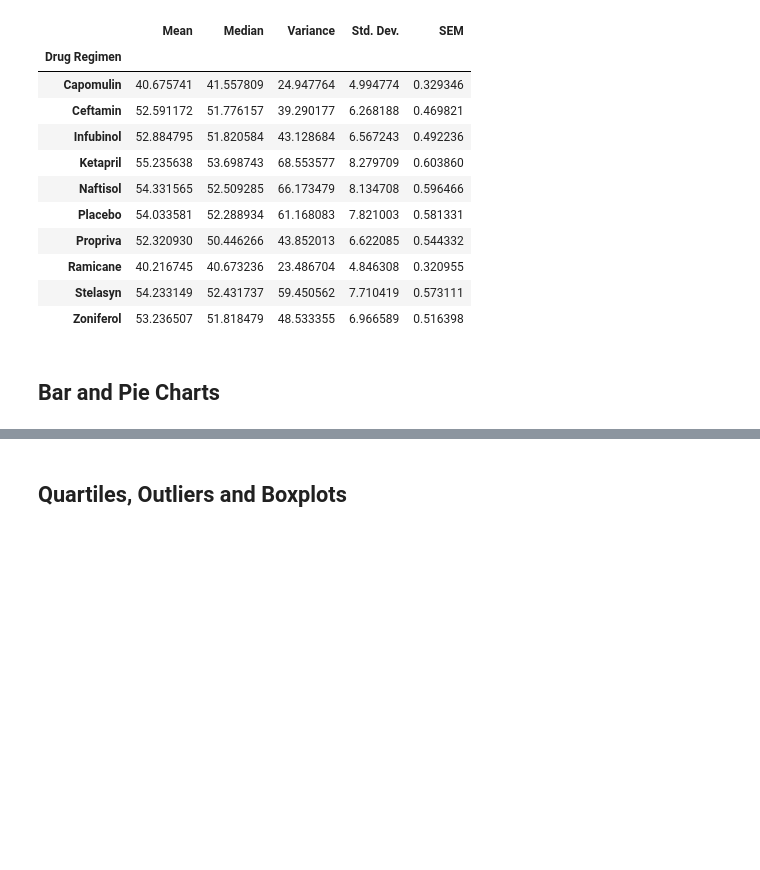
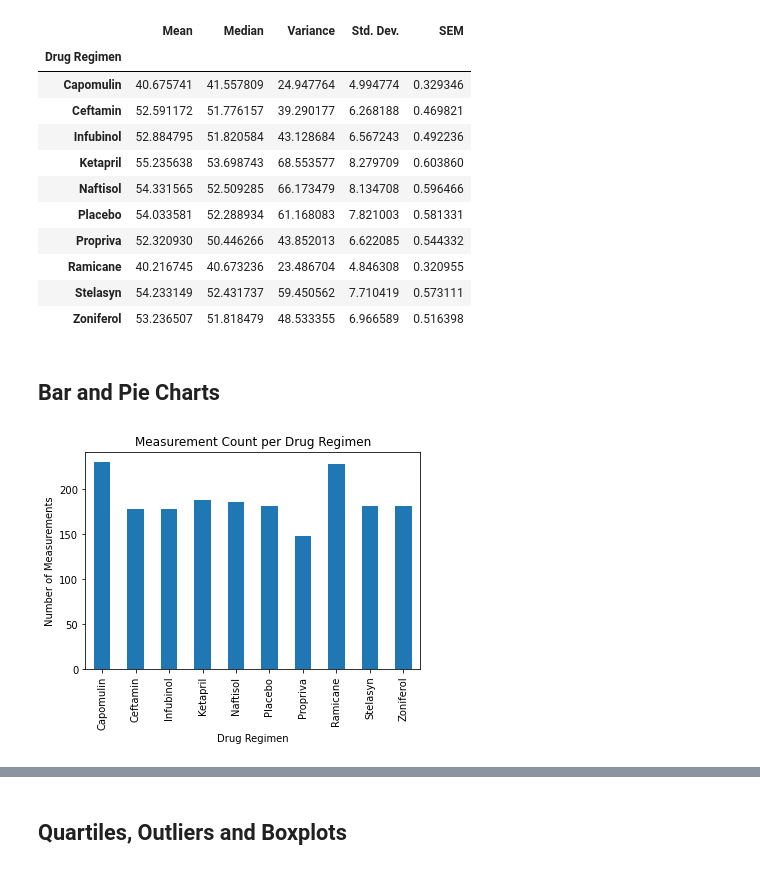
Before and after one commit to MaryColasanto/Pymaceuticals, a Jupyter notebook: pymaceuticals_starter.ipynb, the cells around one changed output, grey strips where cells are left out. Drawn from its saved outputs; the diff is of its cells as text; code cells hidden in the pictures; blank space fills up the shorter version.

```diff
--- a/pymaceuticals_starter.ipynb
+++ b/pymaceuticals_starter.ipynb
@@ -112,6 +112,14 @@ drug_stats
 ## Bar and Pie Charts
 # %%
 # Generate a bar plot showing the total number of measurements taken on each drug regimen using pandas.
+measurement_count = drug_df["Drug Regimen"].count()
+
+drug_barchart = measurement_count.plot(kind="bar", title="Measurement Count per Drug Regimen")
+drug_barchart.set_xlabel("Drug Regimen")
+drug_barchart.set_ylabel("Number of Measurements")
+plt.show()
+# %% [output]
+[figure, added]
 # %%
 # Generate a bar plot showing the total number of measurements taken on each drug regimen using pyplot.
 drug = mousedata_clean["Drug Regimen"].unique()
```
Also changed, not shown: parts of 3 cells of this notebook.
